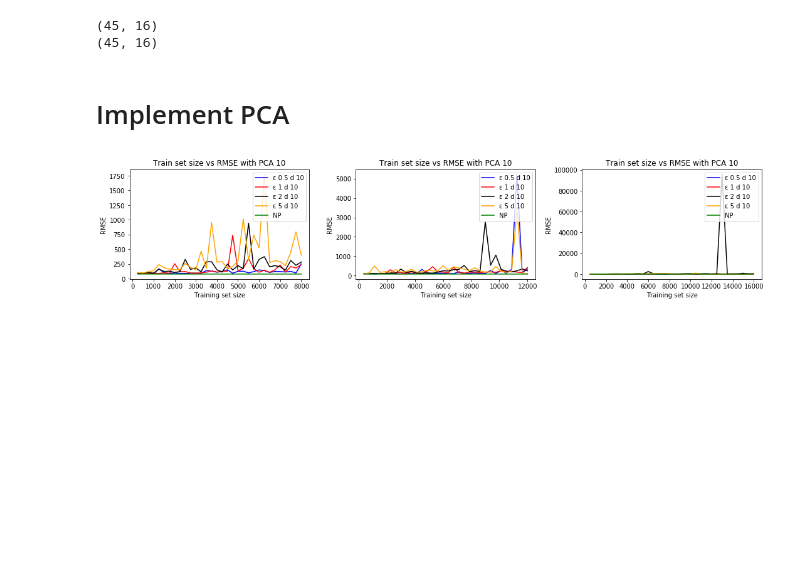
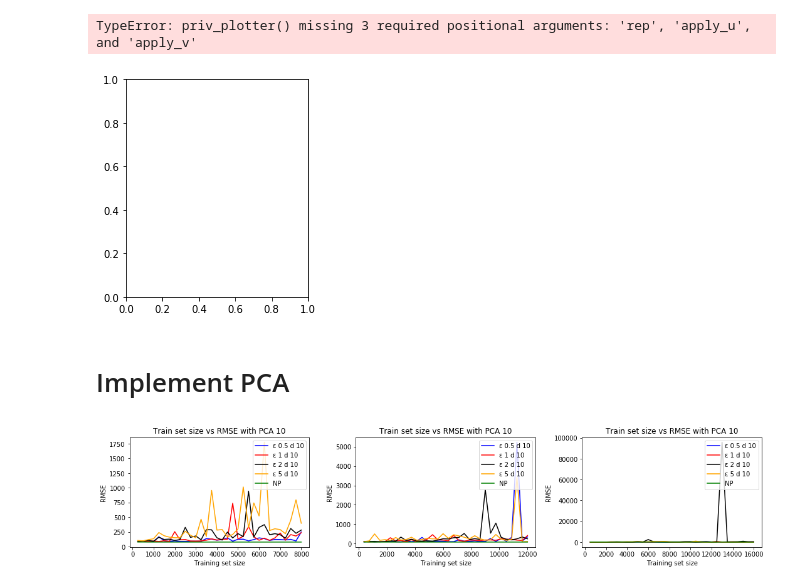
Before and after one commit to jithendaraa/Privacy-aware-learning, a Jupyter notebook: Laplace Mechanism/Laplace noise.ipynb, the cells around one changed output. Drawn from its saved outputs; the diff is of its cells as text; code cells hidden in the pictures; blank space fills up the shorter version.

Commit message:
changed/added/split plotter functions

```diff
--- a/Laplace Mechanism/Laplace noise.ipynb
+++ b/Laplace Mechanism/Laplace noise.ipynb
@@ -312,11 +413,59 @@ eps = [0.5, 1, 2, 5]
-# %%
-x_priv_plots_without_DR = x_priv_plots_without_DR.reshape(len(features)*len(entries)*(1+len(eps)), len(ans[0]))
-y_priv_plots_without_DR = y_priv_plots_without_DR.reshape(len(features)*len(entries)*(1+len(eps)), len(ans[0]))
-print(x_priv_plots_without_DR.shape)
-print(y_priv_plots_without_DR.shape)
-# %% [output]
-(45, 16)
-(45, 16)
+# %%
+# x_priv_plots_without_DR = x_priv_plots_without_DR.reshape(len(features)*len(entries)*(1+len(eps)), len(ans[0]))
+# y_priv_plots_without_DR = y_priv_plots_without_DR.reshape(len(features)*len(entries)*(1+len(eps)), len(ans[0]))
+# print(x_priv_plots_without_DR.shape)
+# print(y_priv_plots_without_DR.shape)
+# max(X.reshape(120000))
+# min(X.reshape(120000))
+
+eps = [0.5, 1, 2, 5]
+
+plotnum = 1
+for i in range(len(entries)):
+    n = entries[i]
+    jump = math.floor(n/pts)
+    for j in range(len(features)):
+        d = features[j]
+        plt.rcParams['figure.figsize'] = (15, 4)
+        plt.subplot(len(entries),len(features),plotnum)
+        for eps_idx in range(len(eps)):
+            epsilon = eps[eps_idx]
+            ans = priv_plotter(X, y, n, d, k, epsilon, jump, rep)
+            print("eps "+str(eps_idx+1))
+#             plt.errorbar(ans[0], ans[5], color=colors[eps_idx], ecolor=colors[eps_idx], capsize=3, label='ε '+str(epsilon))
+
+        plt.xlabel("Training set size")
+#         plt.ylabel("Spearmans Rank corr coeff")
+        plt.ylabel("RMSE")
+        pylab.legend(loc='upper right')
+        plt.title("Train size vs Spearman rank with " + str(d) + " dim")
+        plotnum = plotnum+1
+    plt.errorbar(ans[0], ans[6], color="green", ecolor="green", label="NP")
+    plt.tight_layout()
+    plt.show()
+
+# plt.rcParams['figure.figsize'] = (15, 4)
+# plotnum = 1
+
+# eps = [0.05, 0.15, 0.25, 0.35, 0.45, 0.55, 0.65, 0.75, 0.85, 1, 1.5]
+# y_axis = np.ones((len(eps)))
+
+# for eps_idx in range(len(eps)):
+#     epsilon = eps[eps_idx]
+#     ans = plotter(X, y, n, d, k, epsilon, jump)
+#     y_axis[eps_idx] = ans[5][ans.shape[1]-1]
+
+# plt.plot(eps, y_axis)
+# plt.xlabel("Privacy budget")
+# plt.ylabel("Spearmans rank corr coeff")
+# plt.title("privacy budget vs Spearman's rank corr coeff n= " + str(n) + " d= " + str(d))
+# plt.tight_layout()
+# plt.show()
+
+# eps = [0.5, 1, 2, 5]
+# %% [output]
+TypeError: priv_plotter() missing 3 required positional arguments: 'rep', 'apply_u', and 'apply_v'
+[figure, added]
 # %% [markdown]
 # Implement PCA
 # %%
```
Also changed, not shown: parts of 9 cells of this notebook, 2 other files.
